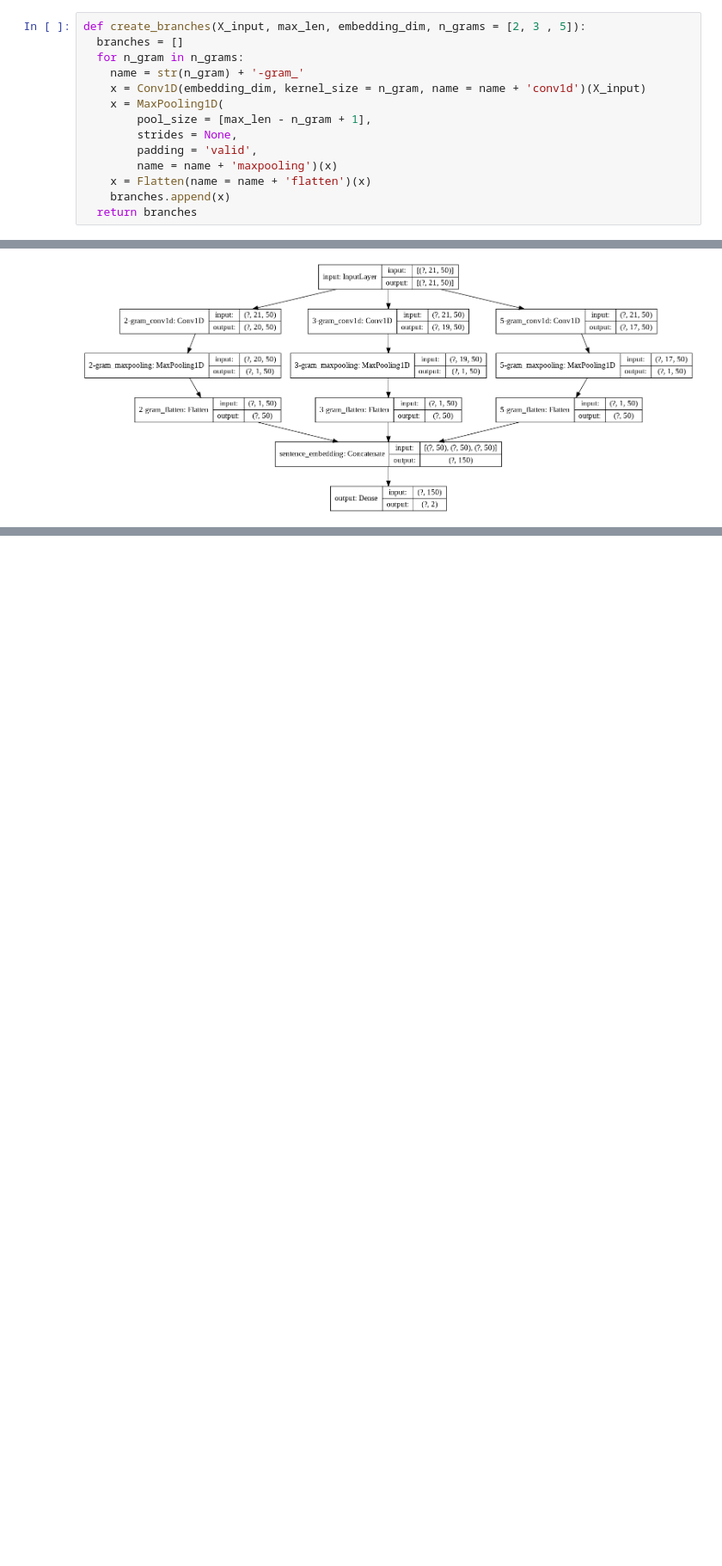
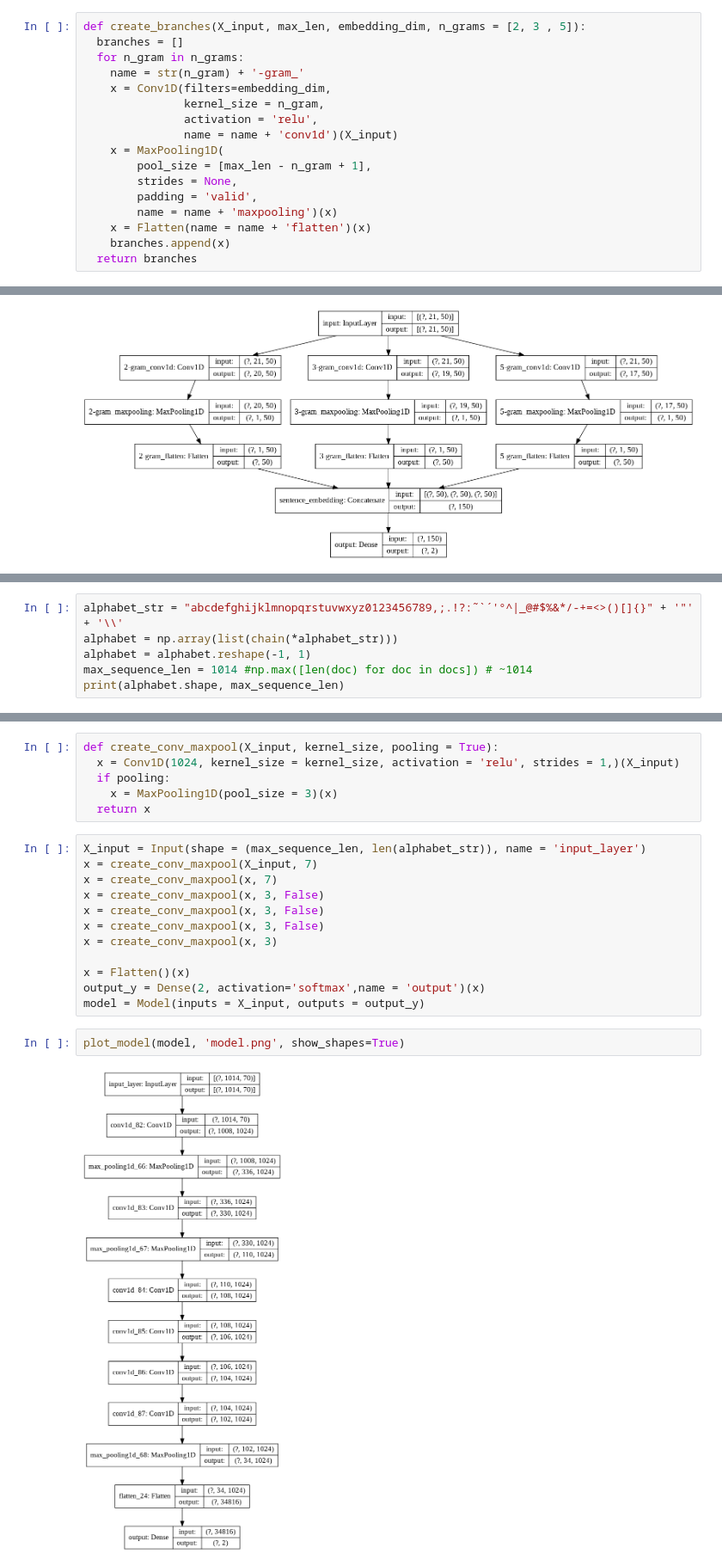
Before and after one commit to basselkassem/nlp-toolkit, a Jupyter notebook: 3_sentence_character_representation.ipynb, the cells around one changed output, grey strips where cells are left out. Shown at 86% size. Drawn from its saved outputs; the diff is of its cells as text; blank space fills up the shorter version.

Commit message:
model learns meaning of words using characters

```diff
--- a/3_sentence_character_representation.ipynb
+++ b/3_sentence_character_representation.ipynb
@@ -48,7 +48,10 @@ def create_branches(X_input, max_len, embedding_dim, n_grams = [2, 3 , 5]):
   branches = []
   for n_gram in n_grams:
     name = str(n_gram) + '-gram_'
-    x = Conv1D(embedding_dim, kernel_size = n_gram, name = name + 'conv1d')(X_input)
+    x = Conv1D(filters=embedding_dim,
+               kernel_size = n_gram,
+               activation = 'relu',
+               name = name + 'conv1d')(X_input)
     x = MaxPooling1D(
         pool_size = [max_len - n_gram + 1],
         strides = None,
@@ -73,0 +83,6 @@ plot_model(model, to_file='model.png',show_shapes=True, show_layer_names=True,)
+# %%
+alphabet_str = "abcdefghijklmnopqrstuvwxyz0123456789,;.!?:˜`´'°^|_@#$%&*/-+=<>()[]{}" + '"' + '\\'
+alphabet = np.array(list(chain(*alphabet_str)))
+alphabet = alphabet.reshape(-1, 1)
+max_sequence_len = 1014 #np.max([len(doc) for doc in docs]) # ~1014
+print(alphabet.shape, max_sequence_len)
@@ -73,0 +112,22 @@ plot_model(model, to_file='model.png',show_shapes=True, show_layer_names=True,)
+# %%
+def create_conv_maxpool(X_input, kernel_size, pooling = True):
+  x = Conv1D(1024, kernel_size = kernel_size, activation = 'relu', strides = 1,)(X_input)
+  if pooling:
+    x = MaxPooling1D(pool_size = 3)(x)
+  return x
+# %%
+X_input = Input(shape = (max_sequence_len, len(alphabet_str)), name = 'input_layer')
+x = create_conv_maxpool(X_input, 7)
+x = create_conv_maxpool(x, 7)
+x = create_conv_maxpool(x, 3, False)
+x = create_conv_maxpool(x, 3, False)
+x = create_conv_maxpool(x, 3, False)
+x = create_conv_maxpool(x, 3)
+
+x = Flatten()(x)
+output_y = Dense(2, activation='softmax',name = 'output')(x)
+model = Model(inputs = X_input, outputs = output_y)
+# %%
+plot_model(model, 'model.png', show_shapes=True)
+# %% [output]
+[figure, added]
```
Also changed, not shown: parts of 7 cells of this notebook.
